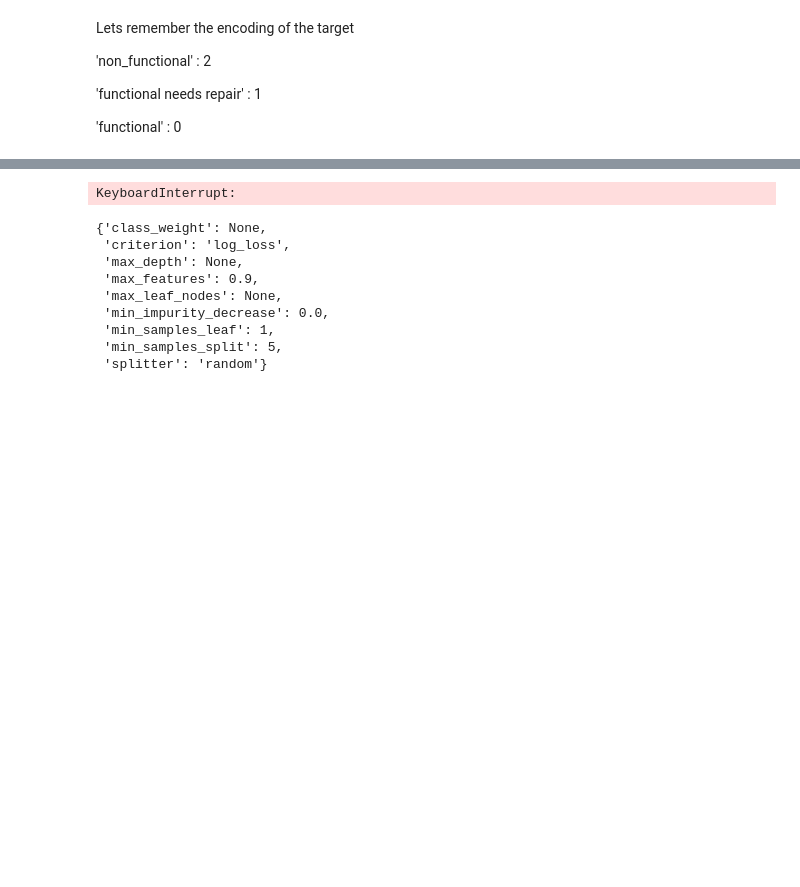
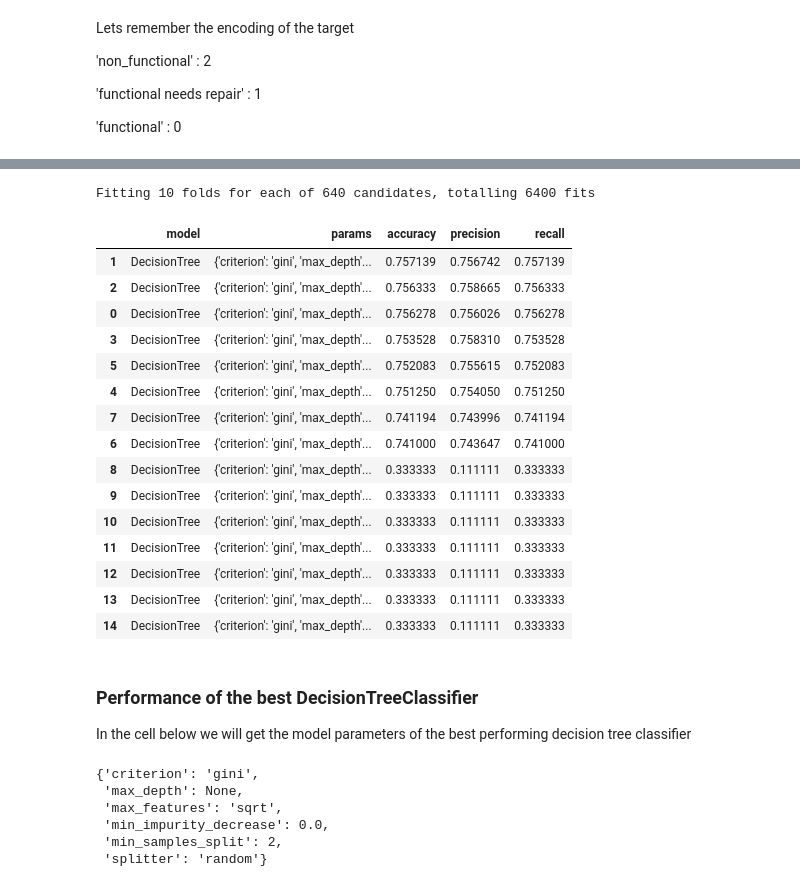
Before and after one commit to FrancisNdirangu/Pump_it_up_Dataset, a Jupyter notebook: notebook.ipynb, the cells around one changed output, grey strips where cells are left out. Drawn from its saved outputs; the diff is of its cells as text; code cells hidden in the pictures; blank space fills up the shorter version.

Commit message:
tested decisiontree and randomforest classifiers

```diff
--- a/notebook.ipynb
+++ b/notebook.ipynb
@@ -575,6 +598,8 @@ def gridsearch_results(X, y, models_param_grids, cv=5, scoring=None):
             param_grid=param_grid,
             cv=cv,
             scoring=scoring,
+            n_jobs=-1, #for parallel processing
+            verbose=1,
             refit=False,  # We'll collect all results, not just the best
             return_train_score=False,
             error_score='raise'
@@ -592,4 +617,4 @@ def gridsearch_results(X, y, models_param_grids, cv=5, scoring=None):
             }
             results.append(result)
 
-    return pd.DataFrame(results)
+    return pd.DataFrame(results),gs
@@ -595,0 +667,5 @@ def gridsearch_results(X, y, models_param_grids, cv=5, scoring=None):
+# %%
+model = LogisticRegression(random_state=42,C= 1, max_iter= 10000,penalty= 'l1', solver= 'saga')
+model.fit(X_train_final,y_train_final)
+y_pred = model.predict(X_test_final)
+print(classification_report(y_test_final,y_pred))
@@ -596,42 +713,49 @@ def gridsearch_results(X, y, models_param_grids, cv=5, scoring=None):
 # %%
-from sklearn.linear_model import LogisticRegression
+
 models_param_grids = {
     'DecisionTree': (
         DecisionTreeClassifier(random_state=42),
-        {'criterion': ['gini', 'entropy', 'log_loss'],
-    'splitter': ['best', 'random'],
-    'max_depth': [None, 5, 10, 20, 30, 50],
+        {'splitter': ['best', 'random'],
+    'max_depth': [None, 5, 10, 30, 50],
     'min_samples_split': [2, 5, 10, 20],
-    'min_samples_leaf': [1, 2, 4, 8],
-    'max_features': ['sqrt', 'log2', None, 0.8, 0.9],
-    'max_leaf_nodes': [None, 10, 20, 50, 100],
+    'max_features': ['sqrt', 'log2'],
     'min_impurity_decrease': [0.0, 0.01, 0.05, 0.1],
-    'class_weight': [None, 'balanced']} )
-    ,'LogisticRegressionL2':(
-        LogisticRegression(random_state=42),
-        {'penalty':['l2'],'C':[2,5,10,15,30],'solver':['newton-cg','lbfgs']}
-    )
-    ,'LogisticRegressionL1':(
-        LogisticRegression(random_state=42),
-        {'penalty':['l1'],'C':[2,5,10,15,30],'solver':['liblinear']
-         ,'intercept_scaling':[2,5,10,15,30]} #intercept scaling only works for liblinear
-    )
-}
+    'criterion': ['gini','entropy']
+    } ) }
 # %%
 # # Get results
-results_df = gridsearch_results(X_train_final, y_train_final, models_param_grids, cv=5).sort_values('accuracy',ascending=False)
-results_df.head(50)
+results_df,model = gridsearch_results(X_train_final, y_train_final, models_param_grids, cv=10)
 # %% [output]
-KeyboardInterrupt:
+Fitting 10 folds for each of 640 candidates, totalling 6400 fits
+# %%
+results_df.head(15).sort_values('accuracy',ascending=False)
+# %% [output]
+|  | model | params | accuracy | precision | recall |
+| 1 | DecisionTree | {'criterion': 'gini', 'max_depth'... | 0.757139 | 0.756742 | 0.757139 |
+| 2 | DecisionTree | {'criterion': 'gini', 'max_depth'... | 0.756333 | 0.758665 | 0.756333 |
+| 0 | DecisionTree | {'criterion': 'gini', 'max_depth'... | 0.756278 | 0.756026 | 0.756278 |
+| 3 | DecisionTree | {'criterion': 'gini', 'max_depth'... | 0.753528 | 0.758310 | 0.753528 |
+| 5 | DecisionTree | {'criterion': 'gini', 'max_depth'... | 0.752083 | 0.755615 | 0.752083 |
+| 4 | DecisionTree | {'criterion': 'gini', 'max_depth'... | 0.751250 | 0.754050 | 0.751250 |
+| 7 | DecisionTree | {'criterion': 'gini', 'max_depth'... | 0.741194 | 0.743996 | 0.741194 |
+| 6 | DecisionTree | {'criterion': 'gini', 'max_depth'... | 0.741000 | 0.743647 | 0.741000 |
+| 8 | DecisionTree | {'criterion': 'gini', 'max_depth'... | 0.333333 | 0.111111 | 0.333333 |
+| 9 | DecisionTree | {'criterion': 'gini', 'max_depth'... | 0.333333 | 0.111111 | 0.333333 |
+| 10 | DecisionTree | {'criterion': 'gini', 'max_depth'... | 0.333333 | 0.111111 | 0.333333 |
+| 11 | DecisionTree | {'criterion': 'gini', 'max_depth'... | 0.333333 | 0.111111 | 0.333333 |
+| 12 | DecisionTree | {'criterion': 'gini', 'max_depth'... | 0.333333 | 0.111111 | 0.333333 |
+| 13 | DecisionTree | {'criterion': 'gini', 'max_depth'... | 0.333333 | 0.111111 | 0.333333 |
+| 14 | DecisionTree | {'criterion': 'gini', 'max_depth'... | 0.333333 | 0.111111 | 0.333333 |
+# %% [markdown]
+### Performance of the best DecisionTreeClassifier
+
+In the cell below we will get the model parameters of the best performing decision tree classifier
 # %%
-results_df.loc[40963,'params']
+results_df.loc[1,'params']
 # %% [output]
-{'class_weight': None,
- 'criterion': 'log_loss',
+{'criterion': 'gini',
  'max_depth': None,
- 'max_features': 0.9,
- 'max_leaf_nodes': None,
+ 'max_features': 'sqrt',
  'min_impurity_decrease': 0.0,
- 'min_samples_leaf': 1,
- 'min_samples_split': 5,
+ 'min_samples_split': 2,
  'splitter': 'random'}
```
Also changed, not shown: parts of 39 cells of this notebook.
